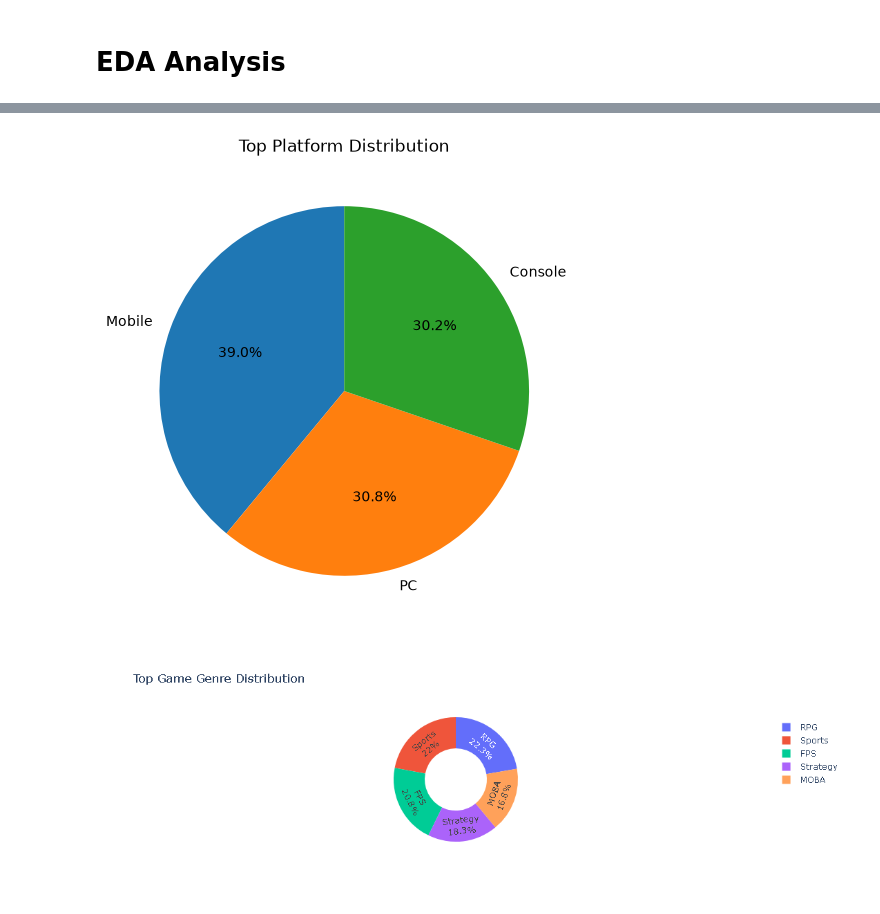
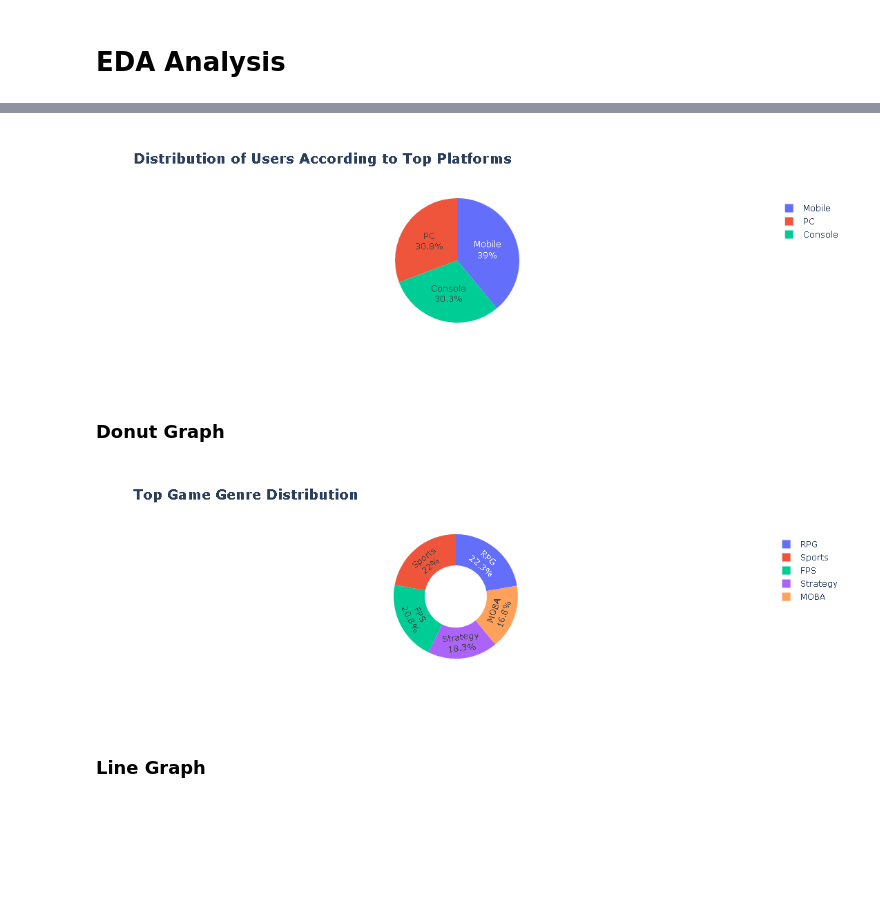
Before and after one commit to 9872himan-rgb/E-sports-project, a Jupyter notebook: game.ipynb, the cells around one changed output, grey strips where cells are left out. Drawn from its saved outputs; the diff is of its cells as text; code cells hidden in the pictures; blank space fills up the shorter version.

```diff
--- a/game.ipynb
+++ b/game.ipynb
@@ -215,8 +222,13 @@ fig.show()
 # %%
-year = df.groupby("Year")["Gaming_Revenue_BillionUSD"].mean().reset_index()
-px.line(year,
-        x="Year",
-        y="Gaming_Revenue_BillionUSD",
-        markers=True,
-        title="Average Gaming Revenue by Year").show()
+df["Esports_Revenue_MillionUSD"] = df["Esports_Revenue_MillionUSD"] *1000
+
+fig = px.scatter(
+    df,
+    x="Year",
+    y="Esports_Revenue_MillionUSD",
+    title="<b>Esports_Revenue (MillionUSD) According to Yearly.</b>",
+    color="Esports_Revenue_MillionUSD"
+)
+
+fig.show()
 # %% [output]
@@ -245,21 +299,55 @@ fig.show()
 # %%
-platform = df["Top_Platform"].value_counts()
-plt.figure(figsize=(6,6))
-plt.pie(platform, labels=platform.index, autopct="%1.1f%%", startangle=90)
-plt.title("Top Platform Distribution")
-plt.show()
+import plotly.express as px
+
+platform = df["Top_Platform"].value_counts().reset_index()
+platform.columns = ["Top_Platform", "Count"]
+
+fig = px.pie(
+    platform,
+    names="Top_Platform",
+    values="Count",
+    title=("<b>Distribution of Users According to Top Platforms</b>")
+)
+
+fig.update_traces(
+    textinfo="percent+label",
+    textposition="inside",
+)
+fig.update_layout(
+    title={
+        "xanchor": "left",
+        "font": {"size": 20}}
+)
+
+
+
+fig.show()
 # %% [output]
-[figure, old version]
+[figure, new version]
+# %% [markdown]
+### Donut Graph
 # %%
 genre = df["Top_Genre"].value_counts().reset_index()
 genre.columns = ["Genre", "Count"]
+
 fig = px.pie(
-genre,
-names="Genre",
-values="Count",
-hole=0.5,  # Makes it a donut chart
-title="Top Game Genre Distribution")
-fig.update_traces(textposition='inside', textinfo='percent+label')
+   genre,
+   names="Genre",
+   values="Count",
+   hole=0.5,  # Makes it a donut chart
+   title=("<b>Top Game Genre Distribution</b>")
+)
+
+fig.update_traces(
+        textposition='inside',
+        textinfo='percent+label'),
+fig.update_layout(
+    title={
+        "xanchor": "left",
+        "font": {"size": 20}}
+)
 fig.show()
 # %% [output]
-[figure, old version]
+[figure, new version]
+# %% [markdown]
+### Line Graph
```
Also changed, not shown: parts of 25 cells of this notebook.
